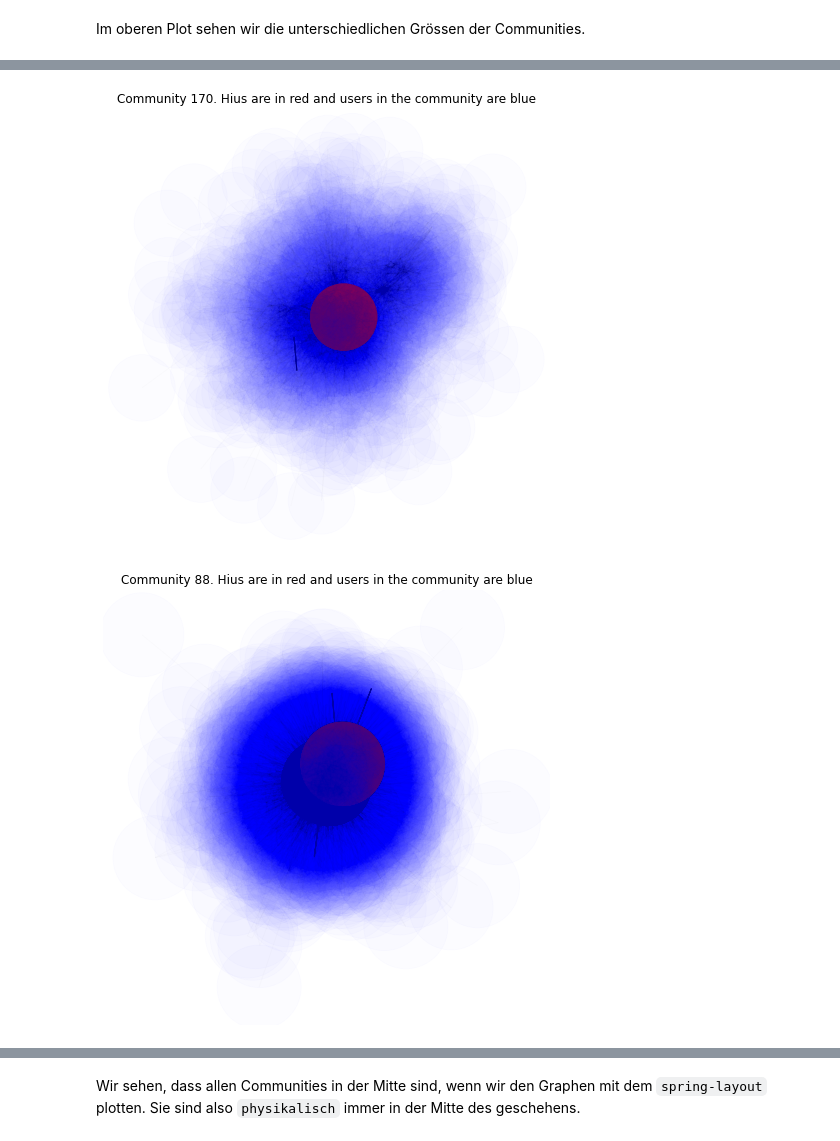
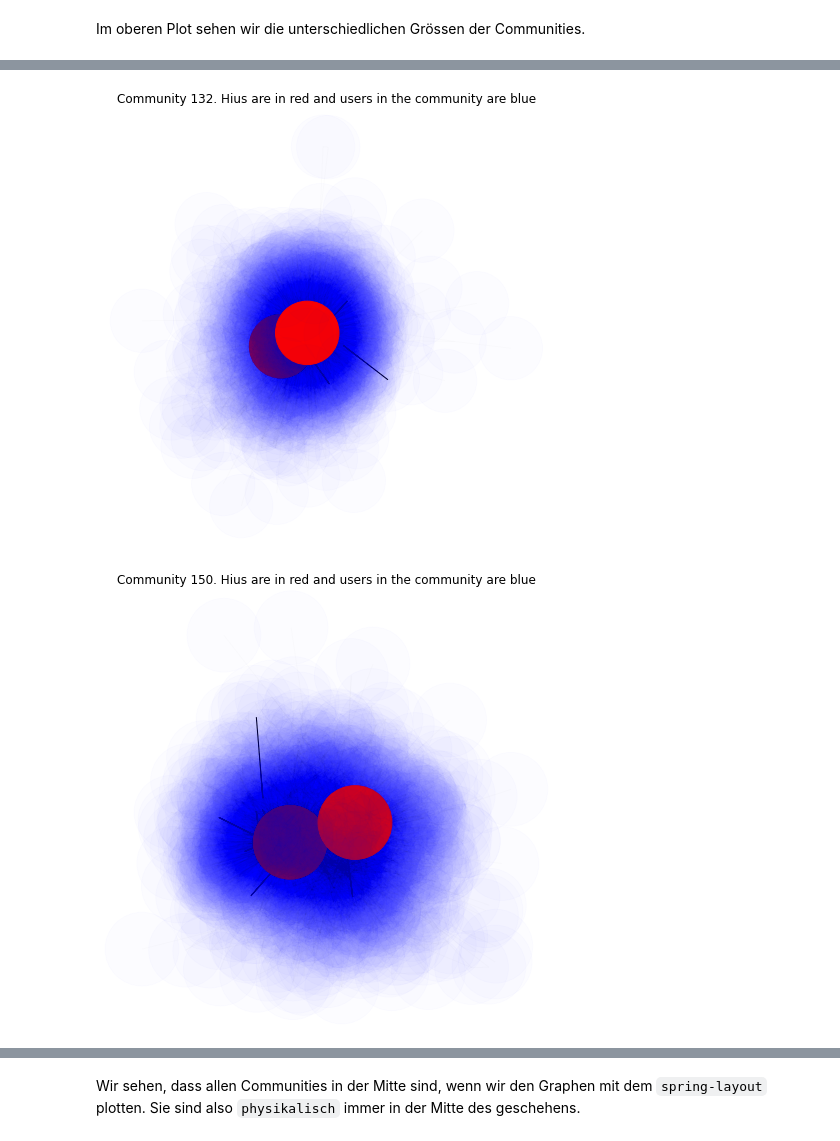
Before and after one commit to kenfus/SAN, a Jupyter notebook: main.ipynb, the cells around one changed output, grey strips where cells are left out. Cells and saved outputs as stored; diff of their text form; code cells hidden in the pictures.

```diff
--- a/main.ipynb
+++ b/main.ipynb
@@ -381,9 +381,3 @@ leased dataset.
 Ich bin mir unsicher. Es kann ja nicht sein, dass `Ninja` 20% der User auf Twitch folgt.
 
 Andererseits schauen wir uns in diesem Datensatz ja nicht ganz Twitch an, sondern nur ein Subset. Auf [TwitchTracker](https://twitchtracker.com/statistics) sehen wir, dass es in 2018 im Schnitt 1.08 Millionen Zuschauer gab. Somit schauen wir uns mit 168'114 Knoten auch nur einen Bruchteil von Twitch an.
-# %%
-# Get number of neighbor for nodes with the least degree centrality
-for node, degree in sorted_degree_centrality[-5:]:
-    print(f'Node: {node}, Degree: {degree}')
-    # Number of neighbor
-    print(f'Number of neighbors: {G.degree(node)}')
@@ -655,7 +636,7 @@ Wir möchten gerne eine gewisse Anzahl User beeinflussen und diese dazu bringen,
 # Deutscher Markt aus dem Netzwerk extrahieren
 features_de = features[features.language == 'DE'].copy()
 de_ids = features_de.numeric_id.tolist()
-G_de = nx.subgraph(G, de_ids)
+G_de = nx.subgraph(G, de_ids).copy()
 features_de['degree'] = G_de.degree()
 # %% [markdown]
 ##### Connected Components
@@ -861,7 +836,7 @@ for community_id, community in enumerate(de_communities_louvain):
     if len(community) > 1:
         hius_in_community = np.intersect1d(high_degree_centrality_users, list(community))
         if len(hius_in_community) > 0:
-            dict_ = {'nr_hius': len(hius_in_community), 'users': community, 'hius': hius_in_community, 'sub_graph': nx.subgraph(G_de, community)}
+            dict_ = {'nr_hius': len(hius_in_community), 'users': community, 'hius': hius_in_community, 'sub_graph': nx.subgraph(G_de, community).copy()}
             hiu_communities[community_id] = dict_
 # %%
 plt.bar(x=[str(x) for x in hiu_communities.keys()], height=[x[1]['nr_hius'] for x in hiu_communities.items()])
@@ -916,11 +895,11 @@ plot_extract_community_graph(G_de, COMMUNITY_ID_TO_PLOT, hiu_communities[COMMUNI
 # %%
-COMMUNITY_ID_TO_PLOT = 170
+COMMUNITY_ID_TO_PLOT = 132
 plot_extract_community_graph(G_de, COMMUNITY_ID_TO_PLOT, hiu_communities[COMMUNITY_ID_TO_PLOT]['hius'], nx.spring_layout)
 # %% [output]
-[figure, old version]
+[figure, new version]
 # %%
-COMMUNITY_ID_TO_PLOT = 88
+COMMUNITY_ID_TO_PLOT = 150
 plot_extract_community_graph(G_de, COMMUNITY_ID_TO_PLOT, hiu_communities[COMMUNITY_ID_TO_PLOT]['hius'], nx.spring_layout)
 # %% [output]
-[figure, old version]
+[figure, new version]
 # %%
```
Also changed, not shown: parts of 28 cells of this notebook, 2 other files.
